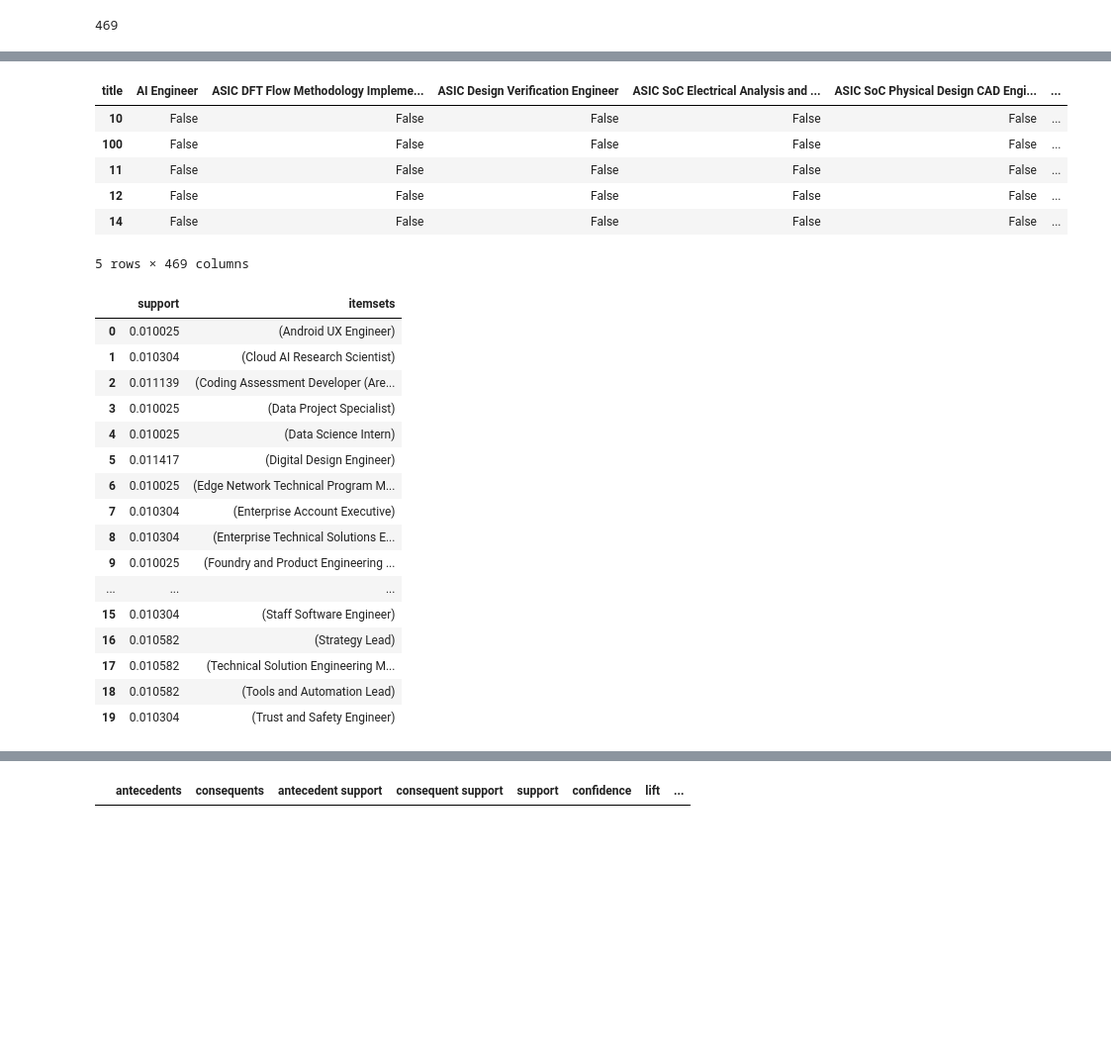
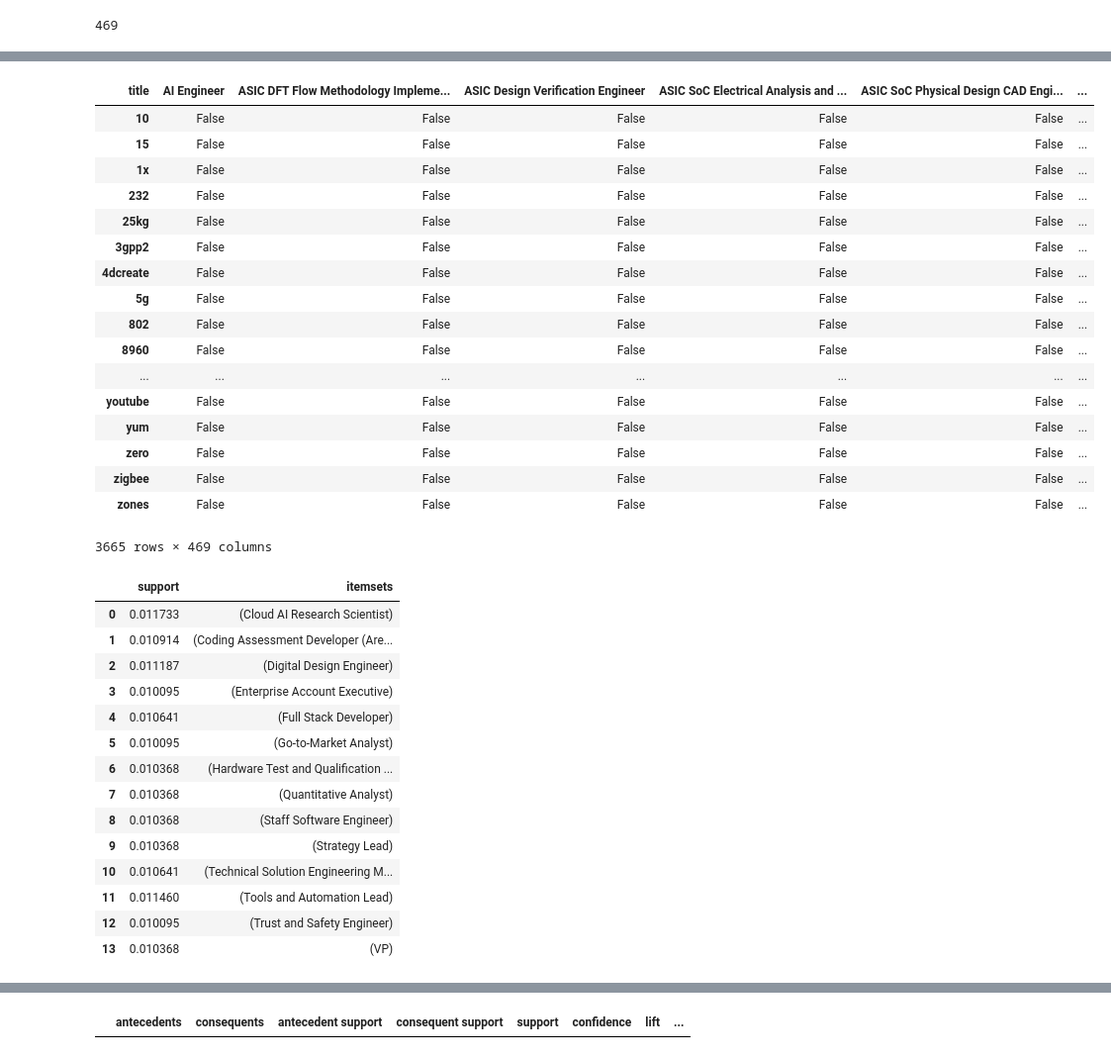
Before and after one commit to aesophor/DataScience, a Jupyter notebook: 05-Final-Project/Analyzing Google Career and Skills.ipynb, the cells around one changed output, grey strips where cells are left out. Shown at 99% size. Cells and saved outputs as stored; diff of their text form; code cells hidden in the pictures; blank space fills up the shorter version.

```diff
--- a/05-Final-Project/Analyzing Google Career and Skills.ipynb
+++ b/05-Final-Project/Analyzing Google Career and Skills.ipynb
@@ -487,7 +502,8 @@ r_df = df.copy()
 r_df['title'] = r_df['title'].str.split(',', expand=True)[0]
 
 # Classify job titles.
-r_df['class'] = list(r_df['title'].str.contains('End Software Engineer|^Software Engineer$', regex=True))
+job_title_regex = '\w*Android\w*|\w*iOS\w*|\w*UX\w*|^Software Engineer$|Systems Administrator'
+r_df['class'] = list(r_df['title'].str.contains(job_title_regex, regex=True))
 r_df['class'][r_df['class'] == True] = 'SE'
 r_df['class'][r_df['class'] == False] = 'nSE'
 
@@ -536,0 +530,13 @@ r_df
+# %%
+# Join the rows with same titles.
+r_df = r_df.groupby(['title', 'class'])['text'].apply(' '.join).reset_index()
+
+# Clean up the text.
+tokenizer = nltk.tokenize.MWETokenizer(separator='_')
+import_terms(tokenizer, 'cs_terms.txt')
+r_df['text'] = r_df['text'].apply(lambda s: ' '.join(tokenize(tokenizer, s, lowercase=True, preserve_case_words=['Go', '.NET'])))
+
+#s = r_df.iloc[3]['text']
+#' '.join(tokenize(tokenizer, s, lowercase=True, preserve_case_words=['Go', '.NET']))
+
+r_df
@@ -635,15 +681,26 @@ te_ary = te.fit(dataset).transform(dataset)
 graph = pd.DataFrame(te_ary, columns=te.columns_).T
 graph.columns = r_df['title']
 # %%
-graph.head()
+graph
 # %% [output]
 | title | AI Engineer | ASIC DFT Flow Methodology Impleme... | ASIC Design Verification Engineer | ASIC SoC Electrical Analysis and ... | ASIC SoC Physical Design CAD Engi... | ... |
 | 10 | False | False | False | False | False | ... |
-| 100 | False | False | False | False | False | ... |
-| 11 | False | False | False | False | False | ... |
-| 12 | False | False | False | False | False | ... |
-| 14 | False | False | False | False | False | ... |
+| 15 | False | False | False | False | False | ... |
+| 1x | False | False | False | False | False | ... |
+| 232 | False | False | False | False | False | ... |
+| 25kg | False | False | False | False | False | ... |
+| 3gpp2 | False | False | False | False | False | ... |
+| 4dcreate | False | False | False | False | False | ... |
+| 5g | False | False | False | False | False | ... |
+| 802 | False | False | False | False | False | ... |
+| 8960 | False | False | False | False | False | ... |
+| ... | ... | ... | ... | ... | ... | ... |
+| youtube | False | False | False | False | False | ... |
+| yum | False | False | False | False | False | ... |
+| zero | False | False | False | False | False | ... |
+| zigbee | False | False | False | False | False | ... |
+| zones | False | False | False | False | False | ... |
-5 rows × 469 columns
+3665 rows × 469 columns
 # %%
 from mlxtend.frequent_patterns import apriori
 
@@ -651,22 +708,20 @@ minsup = 0.01
 apriori(graph, min_support = minsup, use_colnames=True)
 # %% [output]
 |  | support | itemsets |
-| 0 | 0.010025 | (Android UX Engineer) |
-| 1 | 0.010304 | (Cloud AI Research Scientist) |
-| 2 | 0.011139 | (Coding Assessment Developer (Are... |
-| 3 | 0.010025 | (Data Project Specialist) |
-| 4 | 0.010025 | (Data Science Intern) |
-| 5 | 0.011417 | (Digital Design Engineer) |
-| 6 | 0.010025 | (Edge Network Technical Program M... |
-| 7 | 0.010304 | (Enterprise Account Executive) |
-| 8 | 0.010304 | (Enterprise Technical Solutions E... |
-| 9 | 0.010025 | (Foundry and Product Engineering ... |
-| ... | ... | ... |
-| 15 | 0.010304 | (Staff Software Engineer) |
-| 16 | 0.010582 | (Strategy Lead) |
-| 17 | 0.010582 | (Technical Solution Engineering M... |
-| 18 | 0.010582 | (Tools and Automation Lead) |
-| 19 | 0.010304 | (Trust and Safety Engineer) |
+| 0 | 0.011733 | (Cloud AI Research Scientist) |
+| 1 | 0.010914 | (Coding Assessment Developer (Are... |
+| 2 | 0.011187 | (Digital Design Engineer) |
+| 3 | 0.010095 | (Enterprise Account Executive) |
+| 4 | 0.010641 | (Full Stack Developer) |
+| 5 | 0.010095 | (Go-to-Market Analyst) |
+| 6 | 0.010368 | (Hardware Test and Qualification ... |
+| 7 | 0.010368 | (Quantitative Analyst) |
+| 8 | 0.010368 | (Staff Software Engineer) |
+| 9 | 0.010368 | (Strategy Lead) |
+| 10 | 0.010641 | (Technical Solution Engineering M... |
+| 11 | 0.011460 | (Tools and Automation Lead) |
+| 12 | 0.010095 | (Trust and Safety Engineer) |
+| 13 | 0.010368 | (VP) |
 # %%
 result = apriori(graph, min_support = minsup)
 result
```
Also changed, not shown: parts of 12 cells of this notebook, 2 other files.
